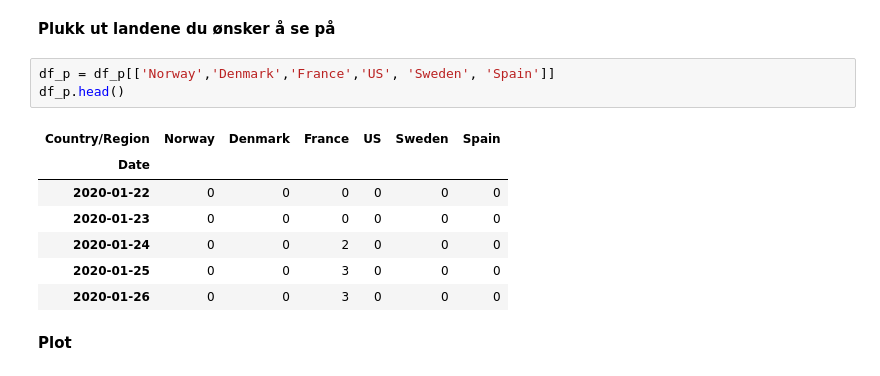
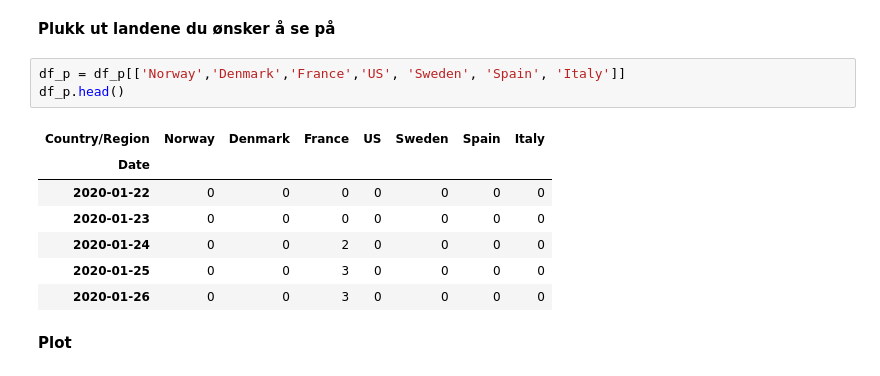
Before and after one commit to mareis/ProMod-1920, a Jupyter notebook: 01_Undervisningsnotater/8.-Differensiallikninger/Innlevering.ipynb, the cells around one changed output. Drawn from its saved outputs; the diff is of its cells as text.

```diff
--- a/01_Undervisningsnotater/8.-Differensiallikninger/Innlevering.ipynb
+++ b/01_Undervisningsnotater/8.-Differensiallikninger/Innlevering.ipynb
@@ -120,16 +120,16 @@ df_p.head()
 # %% [markdown]
 **Plukk ut landene du ønsker å se på**
 # %%
-df_p = df_p[['Norway','Denmark','France','US', 'Sweden', 'Spain']]
+df_p = df_p[['Norway','Denmark','France','US', 'Sweden', 'Spain', 'Italy']]
 df_p.head()
 # %% [output]
-| Country/Region | Norway | Denmark | France | US | Sweden | Spain |
-| Date |  |  |  |  |  |  |
-| 2020-01-22 | 0 | 0 | 0 | 0 | 0 | 0 |
-| 2020-01-23 | 0 | 0 | 0 | 0 | 0 | 0 |
-| 2020-01-24 | 0 | 0 | 2 | 0 | 0 | 0 |
-| 2020-01-25 | 0 | 0 | 3 | 0 | 0 | 0 |
-| 2020-01-26 | 0 | 0 | 3 | 0 | 0 | 0 |
+| Country/Region | Norway | Denmark | France | US | Sweden | Spain | Italy |
+| Date |  |  |  |  |  |  |  |
+| 2020-01-22 | 0 | 0 | 0 | 0 | 0 | 0 | 0 |
+| 2020-01-23 | 0 | 0 | 0 | 0 | 0 | 0 | 0 |
+| 2020-01-24 | 0 | 0 | 2 | 0 | 0 | 0 | 0 |
+| 2020-01-25 | 0 | 0 | 3 | 0 | 0 | 0 | 0 |
+| 2020-01-26 | 0 | 0 | 3 | 0 | 0 | 0 | 0 |
 # %% [markdown]
 **Plot**
 # %%
```
Also changed, not shown: parts of 1 cell of this notebook.
